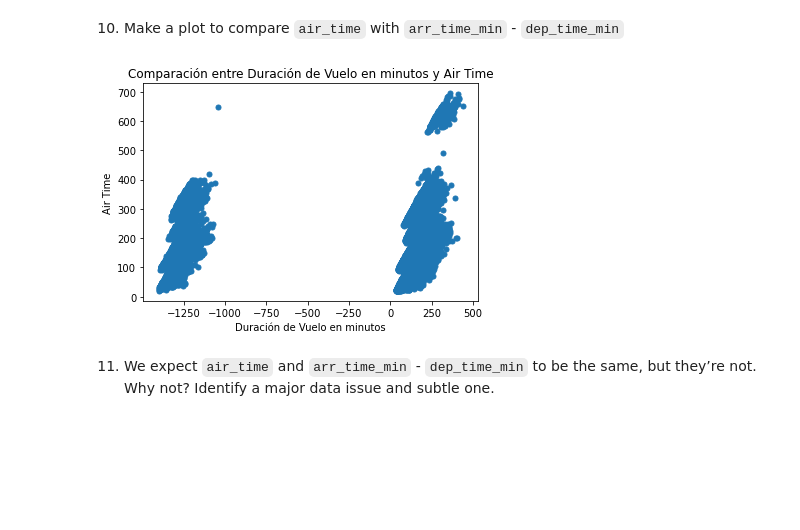
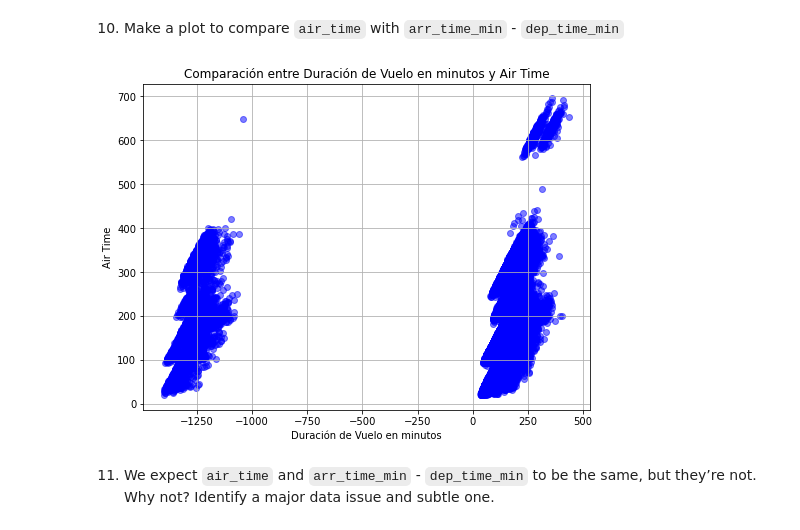
Before and after one commit to qlab-intro-python/tarea-2-team_canales_torres, a Jupyter notebook: tarea_2.ipynb, the cells around one changed output. Saved outputs shown, nothing was run; the diff lists cells and outputs as text; code cells hidden in the pictures; blank space fills up the shorter version.

```diff
--- a/tarea_2.ipynb
+++ b/tarea_2.ipynb
@@ -212,16 +248,16 @@ df
 # %%
 # Solution
 import matplotlib.pyplot as plt
 df['flight_duration'] = df['arr_time_min'] - df['dep_time_min']
-df
-# Gráfico de dispersión para comparar 'air_time' con 'flight_duration'
-plt.plot(df['flight_duration'], df['air_time'], '.', markersize=10, label='Datos')
+plt.figure(figsize=(8, 6))
+plt.scatter(df['flight_duration'], df['air_time'], color='blue', alpha=0.5)
+plt.title('Comparación entre Duración de Vuelo en minutos y Air Time')
 plt.xlabel('Duración de Vuelo en minutos')
 plt.ylabel('Air Time')
-plt.title('Comparación entre Duración de Vuelo en minutos y Air Time')
+plt.grid(True)
 plt.show()
 # %% [output]
-[figure, old version]
+[figure, new version]
 # %% [markdown]
 11. We expect `air_time` and `arr_time_min` - `dep_time_min` to be the same, but they’re not. Why not?
 Identify a major data issue and subtle one.
```
Also changed, not shown: parts of 14 cells of this notebook.
